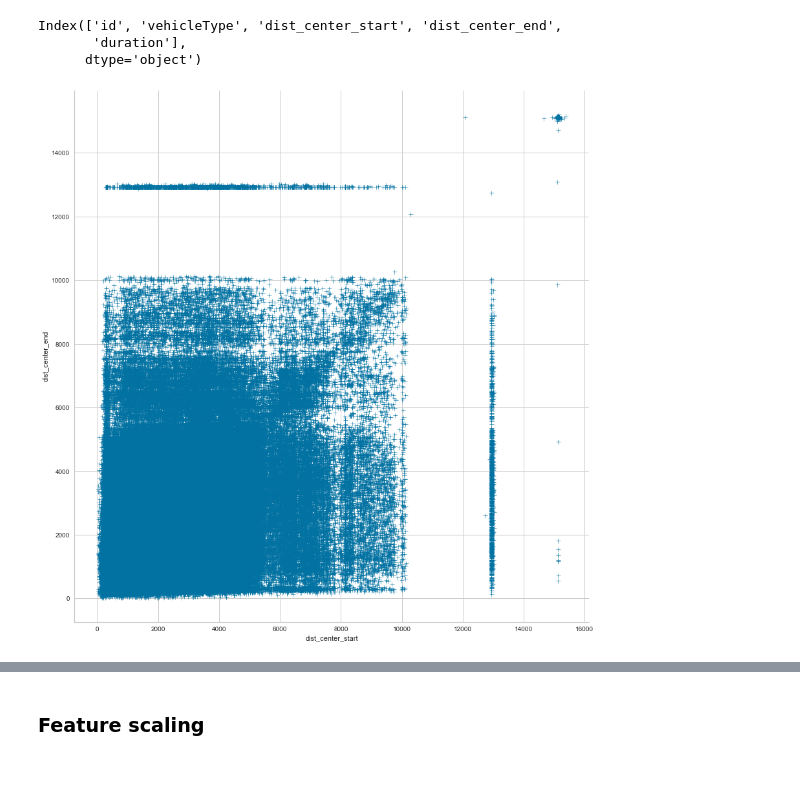
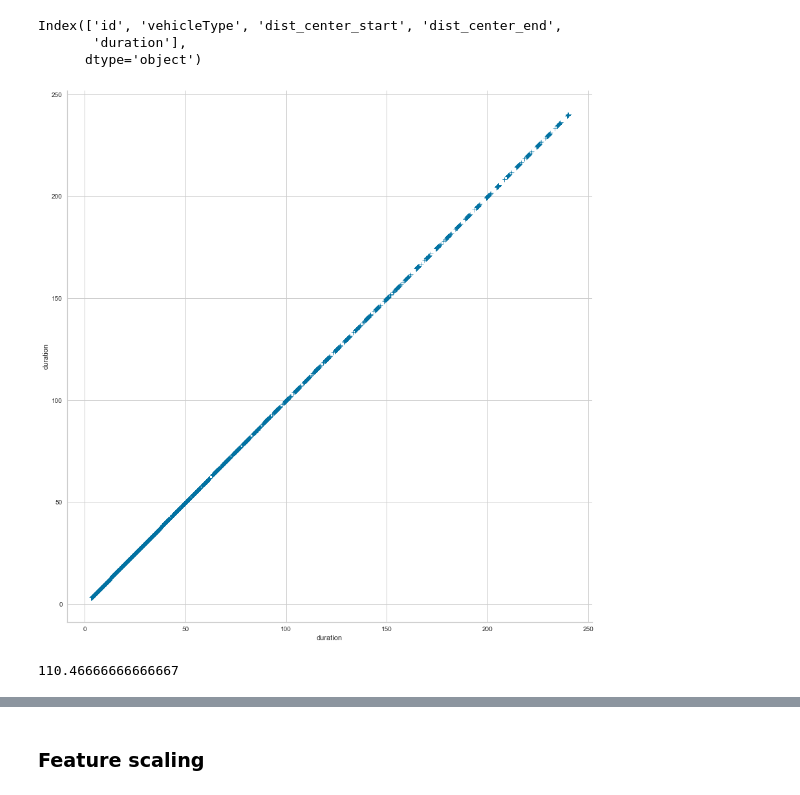
Before and after one commit to richardbor/bachelor_thesis, a Jupyter notebook: clustering_centrality_duration.ipynb, the cells around one changed output, grey strips where cells are left out. Saved outputs shown, nothing was run; the diff lists cells and outputs as text; code cells hidden in the pictures.

```diff
--- a/clustering_centrality_duration.ipynb
+++ b/clustering_centrality_duration.ipynb
@@ -90,6 +90,10 @@ Index(['id', 'vehicleType', 'dist_center_start', 'dist_center_end',
       dtype='object')
 # %%
 # plot features to visually observe structure of data
-g = sns.relplot(x="dist_center_start", y="dist_center_end", kind="scatter", data=df, marker='+', height=12, aspect=1)
+g = sns.relplot(x="duration", y="duration", kind="scatter", data=df, marker='+', height=12, aspect=1)
 # %% [output]
-[figure, old version]
+[figure, new version]
+# %%
+df['duration'].max()
+# %% [output]
+110.46666666666667
```
Also changed, not shown: parts of 2 cells of this notebook, 2 other files.
